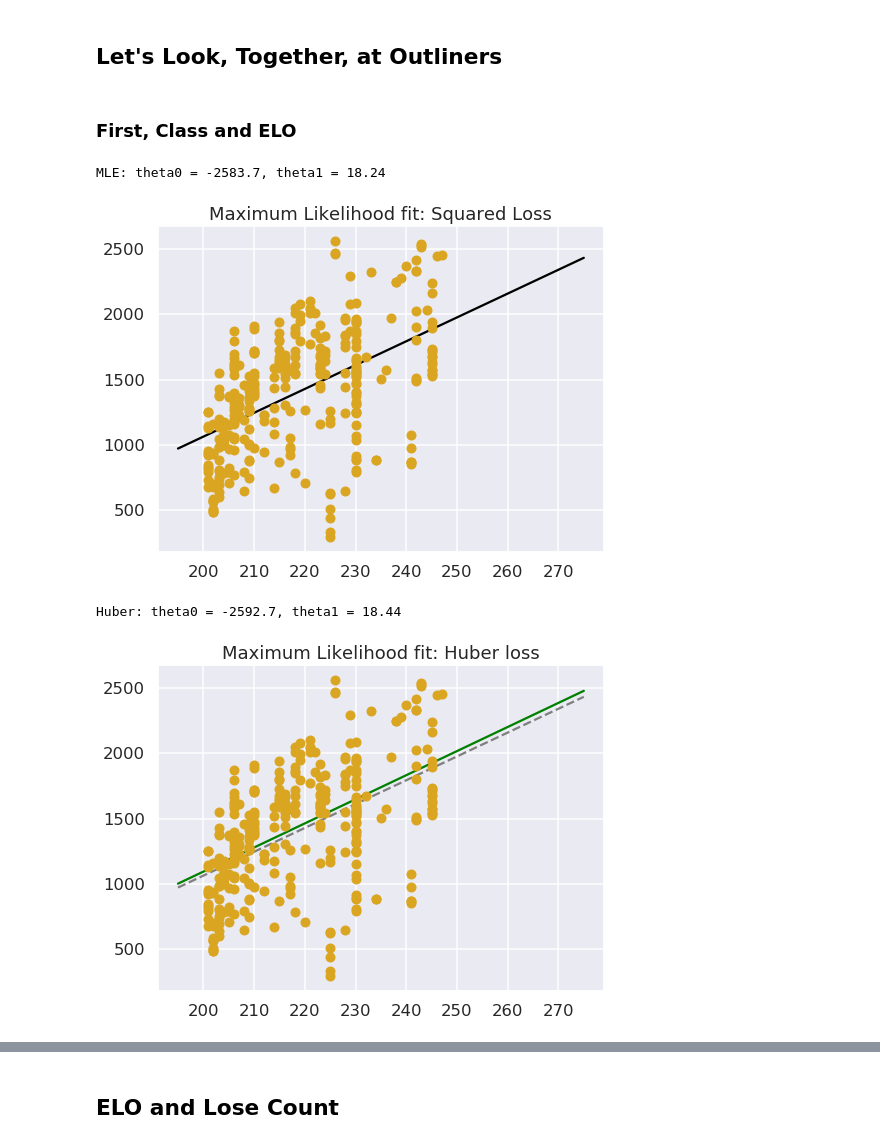
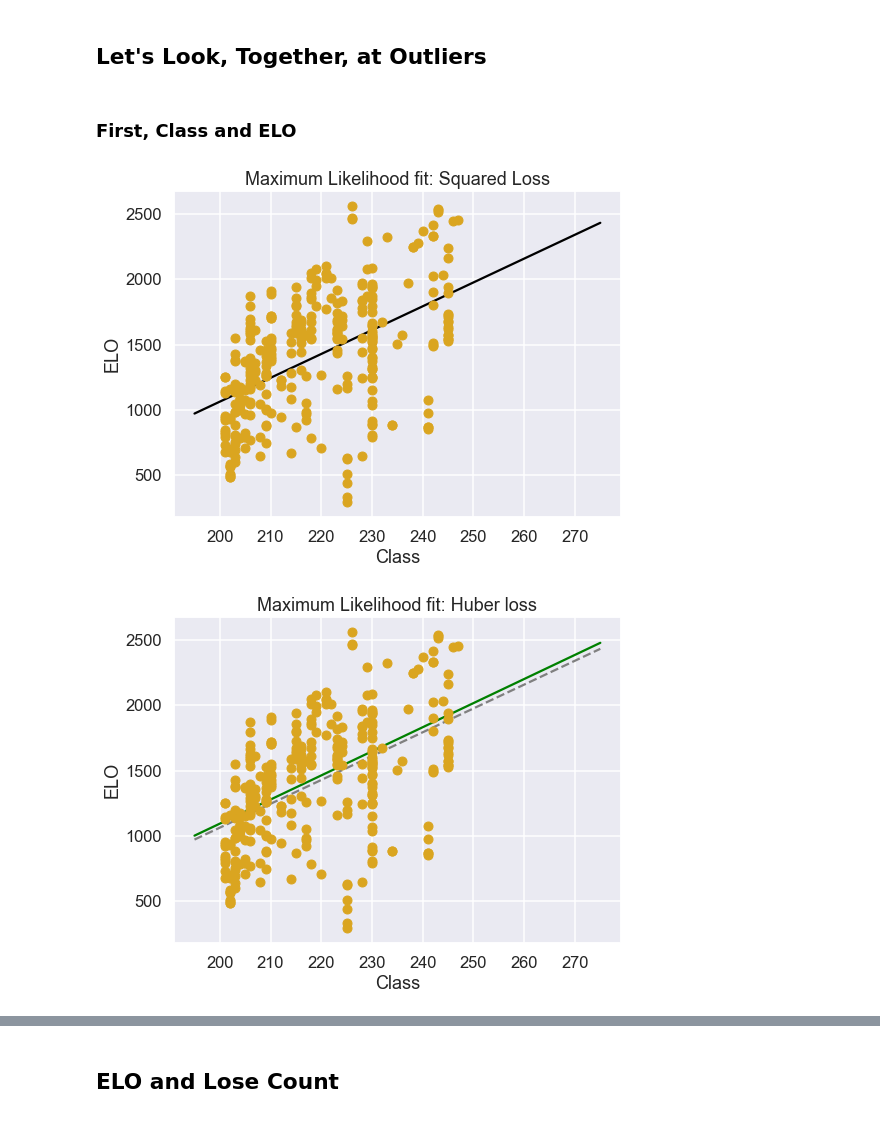
Before and after one commit to cthomps9/Bayes-Final-Project, a Jupyter notebook: Final Project/Cristopher_Thompson_FInal_Project_Pokemon.ipynb, the cells around one changed output, grey strips where cells are left out. Drawn from its saved outputs; the diff is of its cells as text; code cells hidden in the pictures.

```diff
--- a/Final Project/Cristopher_Thompson_FInal_Project_Pokemon.ipynb
+++ b/Final Project/Cristopher_Thompson_FInal_Project_Pokemon.ipynb
@@ -70,37 +95,37 @@ fig.tight_layout()
 # %% [markdown]
-## Let's Look, Together, at Outliners
+## Let's Look, Together, at Outliers
 # %% [markdown]
 ### First, Class and ELO
 # %%
 def residuals(theta, Class=Class, ELO=ELO, sigma0=sig0):
     delta_y = ELO - theta[0] - theta[1] * Class
     return delta_y / sigma0
 
 
 def log_posterior_gaussian(theta):
     if (all(theta > 0) and all(theta < 100)):
         return -0.5 * np.sum(residuals(theta)**2)
     else:
         return -np.inf  # recall log(0) = -inf
 
 def squared_loss(theta, Class=Class, ELO=ELO, sigma0=sig0):
 
     delta_y = ELO - theta[0] - theta[1] * Class
     return np.sum(0.5 * (delta_y / sigma0) ** 2)
 
 theta_MLE = optimize.fmin(squared_loss, [0, 0], disp=False)
-print(f"MLE: theta0 = {theta_MLE[0]:.1f}, theta1 = {theta_MLE[1]:.2f}")
 
 xfit = np.linspace(195, 275)
 yfit = theta_MLE[0] + theta_MLE[1] * xfit
 
 fig, ax = plt.subplots(1, 1, figsize=(8,6))
 ax.errorbar(Class, ELO, sig0, fmt='o', color='goldenrod')
 ax.plot(xfit, yfit, color='black')
+ax.set_xlabel('Class')
+ax.set_ylabel("ELO")
 ax.set_title('Maximum Likelihood fit: Squared Loss');
 # %% [output]
-MLE: theta0 = -2583.7, theta1 = 18.24
-[figure, old version]
+[figure, new version]
 # %%
 t = np.linspace(-20, 20)
 
@@ -113,14 +138,14 @@ def total_huber_loss(theta, Class=Class, ELO=ELO, sigma0=sig0, c=1):
 
 # minimize the total Huber loss for c=3
 theta2 = optimize.fmin(total_huber_loss, [0, 0], disp=False)
-print(f"Huber: theta0 = {theta2[0]:.1f}, theta1 = {theta2[1]:.2f}")
 
 fig = plt.figure(figsize=(8,6))
 ax = fig.add_subplot(1,1,1)
 ax.errorbar(Class, ELO, sig0, fmt='o', color='goldenrod')
 ax.plot(xfit, theta_MLE[0] + theta_MLE[1] * xfit, color='gray',ls='--')
 ax.plot(xfit, theta2[0] + theta2[1] * xfit, color='green')
+ax.set_xlabel('Class')
+ax.set_ylabel("ELO")
 ax.set_title('Maximum Likelihood fit: Huber loss');
 # %% [output]
-Huber: theta0 = -2592.7, theta1 = 18.44
-[figure, old version]
+[figure, new version]
```
Also changed, not shown: parts of 29 cells of this notebook.
